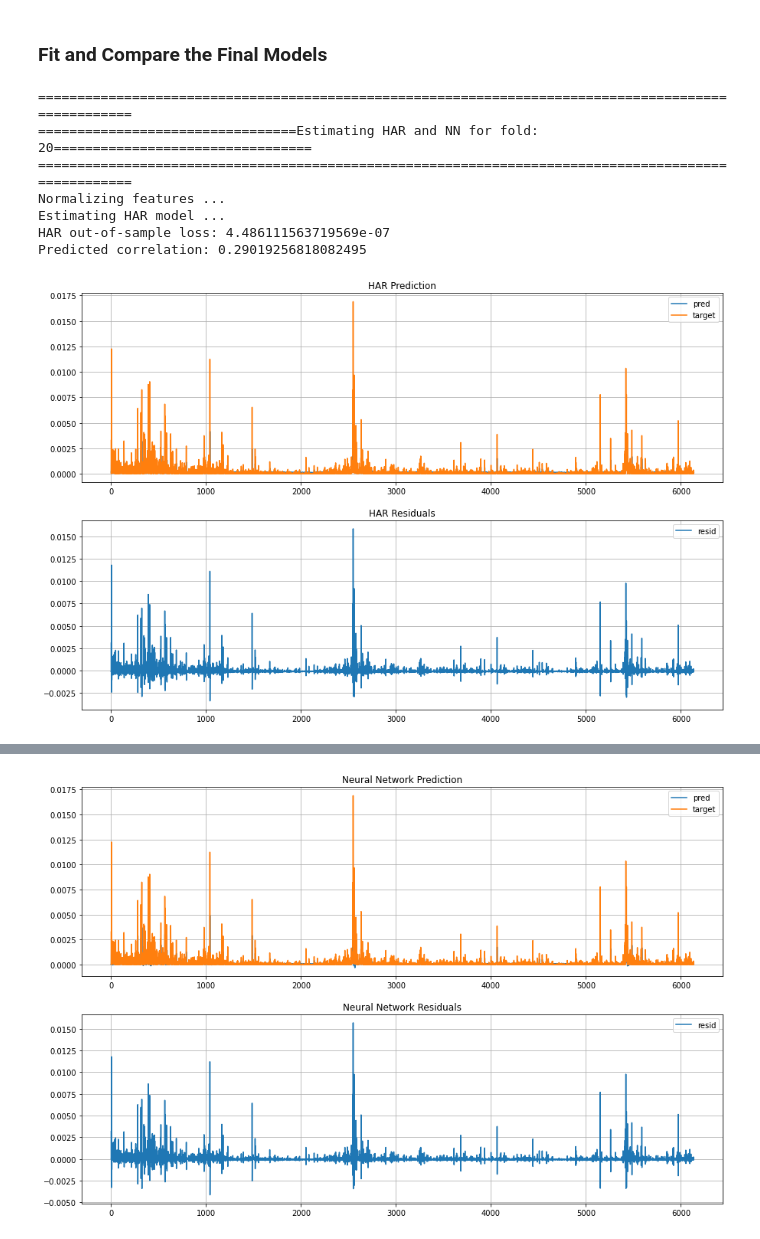
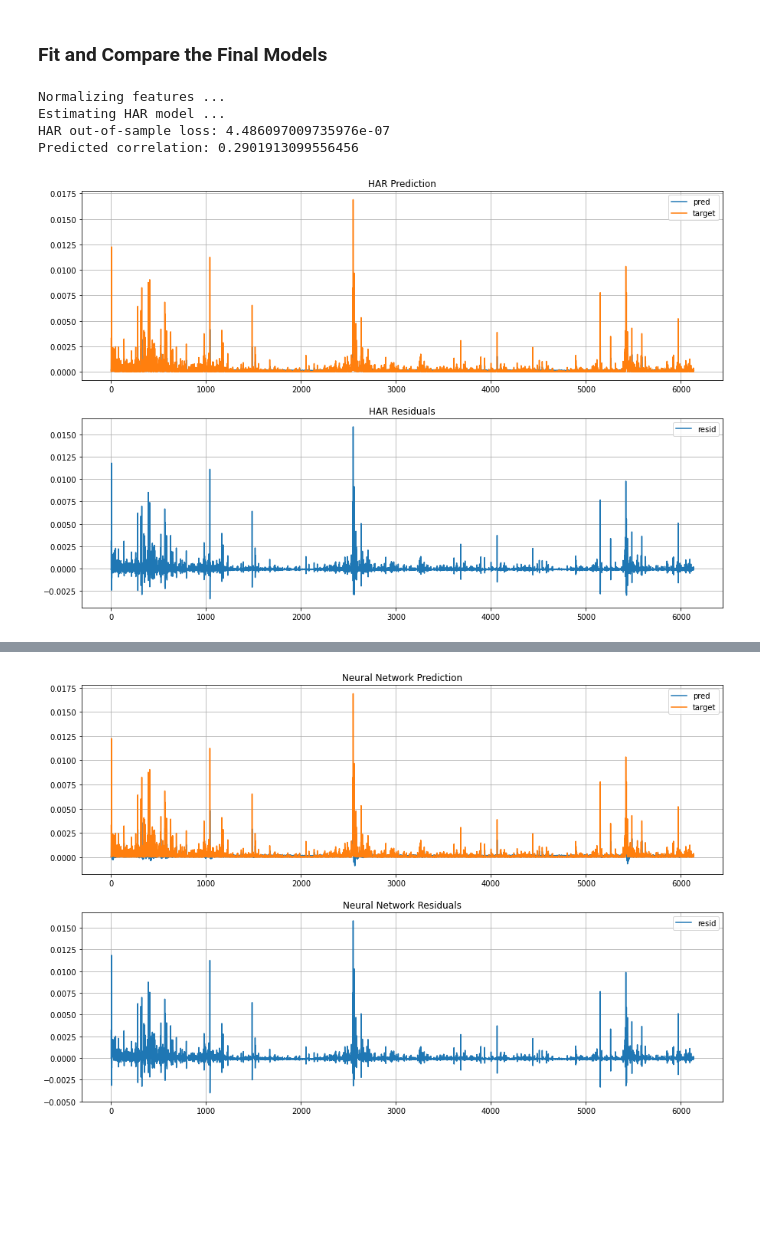
Before and after one commit to CodingNoob234/casestudy-neural-networks, a Jupyter notebook: main.ipynb, the cells around one changed output, grey strips where cells are left out. Cells and saved outputs as stored; diff of their text form; code cells hidden in the pictures; blank space fills up the shorter version.

```diff
--- a/main.ipynb
+++ b/main.ipynb
@@ -205,26 +95,33 @@ def kfolds_fit_and_evaluate_model(features, targets, hidden_nodes, lr, epochs, n
 # %%
 # PERFORM CROSS VALIDATION
-plot = False
 model_scores = []
 
-for hidden_nodes in [2]:
+for hidden_layers in [[]]:
     for lr in [5e-3, 1e-2]:
         for epochs in [5, 10]:
 
             # fit and evaluate model through cross validation
-            score_nn = kfolds_fit_and_evaluate_model(features.copy(), targets.copy(), hidden_nodes, lr, epochs, normalize_features = False)
-            print(f"Model: hidden_nodes={hidden_nodes} lr={lr} epochs={epochs}")
+            score_nn = kfolds_fit_and_evaluate_model(
+                model = ForwardNeuralNetwork(features.shape[1], targets.shape[1], hidden_layers),
+                kfold = TimeSeriesSplit(n_splits = 10, max_train_size = 5000),
+                features = features.copy(),
+                targets = targets.copy(),
+                lr = lr,
+                epochs = epochs,
+                normalize_features = False
+            )
+            print(f"Model: hidden_nodes={hidden_layers} lr={lr} epochs={epochs}")
             print(f"Average NN MSE Loss: {score_nn}")
 
             # store the models performance in array
-            model_scores += [(score_nn, epochs, hidden_nodes, lr)]
+            model_scores += [(score_nn, epochs, hidden_layers, lr)]
 
 # put all scores with hyperparams in a dataframe, sort on lowest MSE and show
 df_scores = pd.DataFrame(data = model_scores, columns = ["avg_score", "epochs", "hidden_nodes", "lr"])
 df_scores = df_scores.sort_values(by="avg_score", ascending = True).reset_index(drop=True)
 print(df_scores.head(10))
 
-# store best_params
-epochs, hidden_nodes, lr = df_scores.values[0][1:]
-epochs, hidden_nodes = int(epochs), int(hidden_nodes)
+# store best params as variables for the final estimation beneath
+epochs, hidden_layers, lr = df_scores.values[0][1:]
+epochs = int(epochs)
 # %% [output]
@@ -244,18 +141,15 @@ Average NN MSE Loss: 1.3104610315161973e-06
 # %% [markdown]
 ### Fit and Compare the Final Models
 # %%
-plot = True
+plot = True # plot for both models the true volatility versus the predicted one
 normalize_features = False
 
 # if the params are not set through cross validations above
-if not (epochs and hidden_nodes and lr):
+if not (epochs and lr):
     print("No params from cross validation, using own params instead")
-    epochs = 10
-    hidden_nodes = 5
-    lr = .01
-
-note = f"Estimating HAR and NN for fold: {i}"
-print_nicely(note, 100)
+    epochs = 5
+    hidden_layers = []
+    lr = .005
 
 # the available features
 features_har, features, targets # to train on
@@ -280,8 +174,7 @@ else:
 #===================================ESTIMATE HAR==========================================
 #=========================================================================================
 print("Estimating HAR model ...")
-HAR = OLS(targets, features_har_transformed, hasconst = True)
-HAR = HAR.fit()
+HAR = OLS(targets, features_har_transformed, hasconst = True).fit()
 output = HAR.predict(features_har_validation_transformed)
 
 loss = np.var(targets_validation - output)
@@ -318,7 +211,7 @@ trainloader, testloader = data_to_loaders(features_train_tensor, features_test_t
 
 # initialize and estimate the model
 print("Estimating NN model ...")
-model = RegularNN(features.shape[1], hidden_nodes, targets.shape[1])
+model = ForwardNeuralNetwork(features.shape[1], targets.shape[1], hidden_layers=hidden_layers)
 criterion = nn.MSELoss()
 
 loss = model_estimator(
@@ -356,12 +249,9 @@ if plot:
 #=========================================================================================
 #=========================================================================================
 # %% [output]
-====================================================================================================
-=================================Estimating HAR and NN for fold: 20=================================
-====================================================================================================
 Normalizing features ...
 Estimating HAR model ...
-HAR out-of-sample loss: 4.486111563719569e-07
-Predicted correlation: 0.29019256818082495
+HAR out-of-sample loss: 4.486097009735976e-07
+Predicted correlation: 0.2901913099556456
 [figure]
 Estimating NN model ...
@@ -370 +260 @@ Predicted correlation: 0.2448394902352142
-[figure, old version]
+[figure, new version]
```
Also changed, not shown: parts of 9 cells of this notebook, 3 other files.
